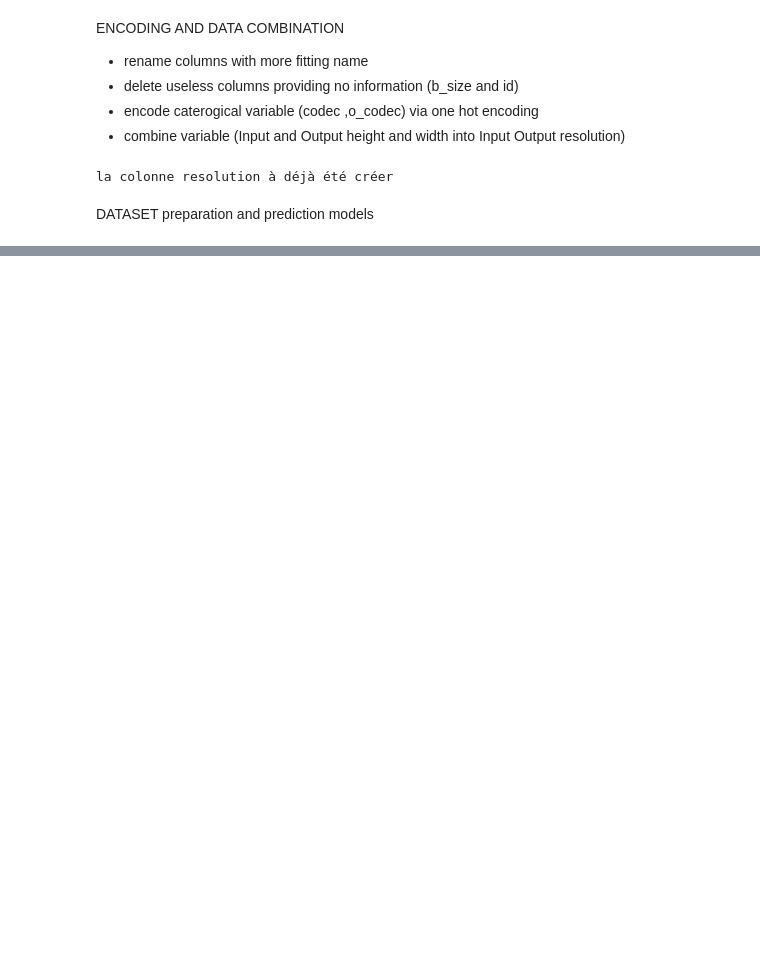
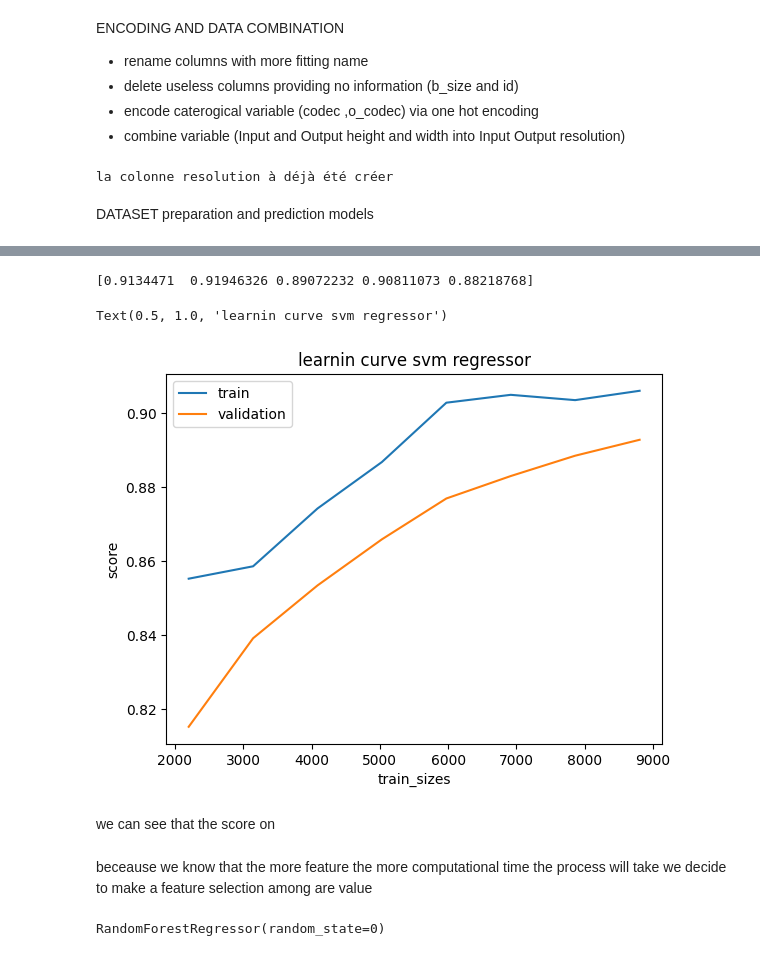
Before and after one commit to foulde/python_project, a Jupyter notebook: model_transcoding_mesurment.ipynb, the cells around one changed output, grey strips where cells are left out. Drawn from its saved outputs; the diff is of its cells as text; code cells hidden in the pictures; blank space fills up the shorter version.

```diff
--- a/model_transcoding_mesurment.ipynb
+++ b/model_transcoding_mesurment.ipynb
@@ -89,0 +208,11 @@ DATASET preparation and prediction models
+# %%
+from sklearn.preprocessing import StandardScaler
+sc_X = StandardScaler()
+sc_y = StandardScaler()
+
+x_train_svr, x_test_svr, y_train_svr, y_test_svr = train_test_split(X, Y, test_size = 0.80, random_state = 42)
+
+svr_x = sc_X.fit_transform(x_train_svr)
+svr_y= sc_y.fit_transform(y_train_svr.values.reshape(-1, 1) )
+y_train.shape
+print(y_train)
@@ -89,0 +232,40 @@ DATASET preparation and prediction models
+# %%
+
+svr_scaled = SVR(kernel='rbf')
+svr_scaled.fit(svr_x,svr_y)
+print(np.array(cross_val_score(svr_scaled, svr_x, svr_y, cv=5)).mean())
+# %% [output]
+[0.9134471  0.91946326 0.89072232 0.90811073 0.88218768]
+# %%
+sc_X = StandardScaler()
+sc_y = StandardScaler()
+
+x_train_svr, x_test_svr, y_train_svr, y_test_svr = train_test_split(X, Y, test_size = 0.2, random_state = 42)
+
+svr_x = sc_X.fit_transform(x_train_svr)
+svr_y= sc_y.fit_transform(y_train_svr.values.reshape(-1, 1) )
+y_train.shape
+# print(y_train)
+
+train_sizes, train_scores, test_scores=learning_curve(svr_scaled,svr_x,svr_y,train_sizes=np.linspace(0.05,0.2,8), cv=5)
+# print(N)
+plt.plot(train_sizes,train_scores.mean(axis=1),label='train')
+plt.plot(train_sizes,test_scores.mean(axis=1),label='validation')
+plt.legend()
+plt.xlabel('train_sizes')
+plt.ylabel('score')
+plt.title("learnin curve svm regressor")
+# %% [output]
+Text(0.5, 1.0, 'learnin curve svm regressor')
+[figure, added]
+# %% [markdown]
+we can see that the score on
+# %% [markdown]
+beceause we know that the more feature the more computational time the process will take we decide to make a feature selection among are value
+# %%
+from sklearn.inspection import permutation_importance
+import time
+forest = RandomForestRegressor(random_state=0)
+forest.fit(x_train, y_train)
+# %% [output]
+RandomForestRegressor(random_state=0)
```
Also changed, not shown: parts of 31 cells of this notebook.
